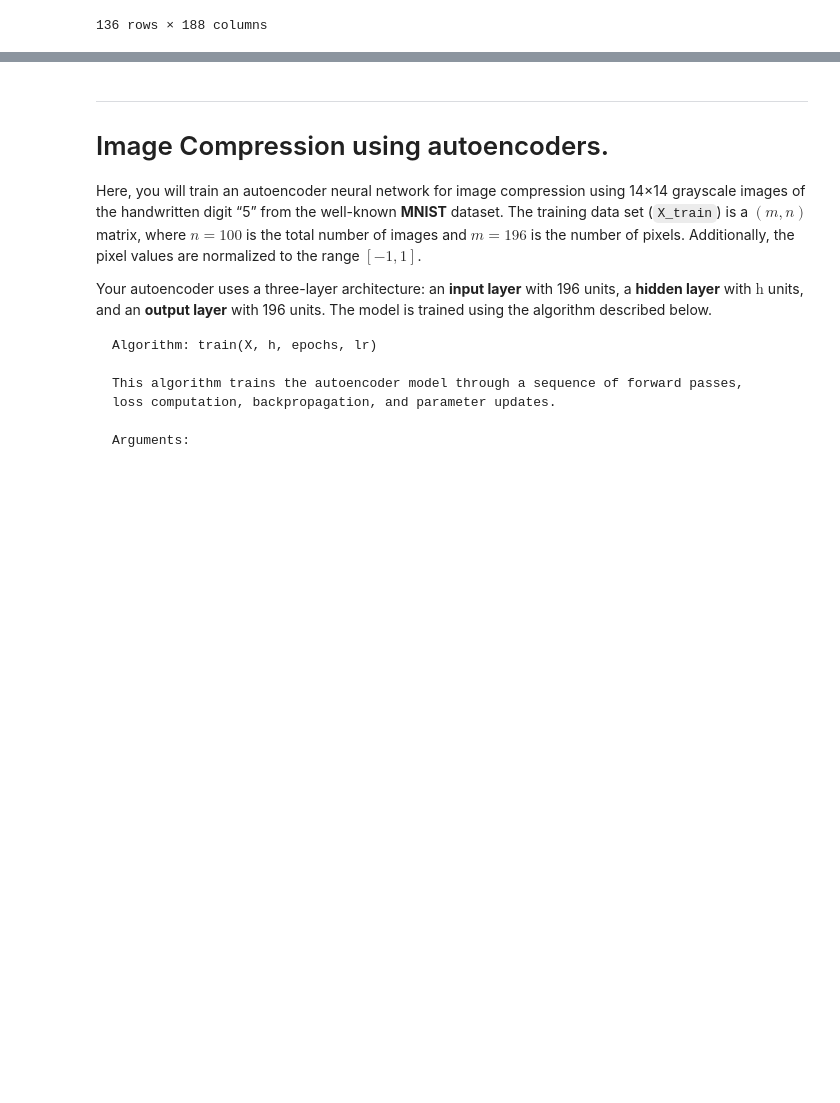
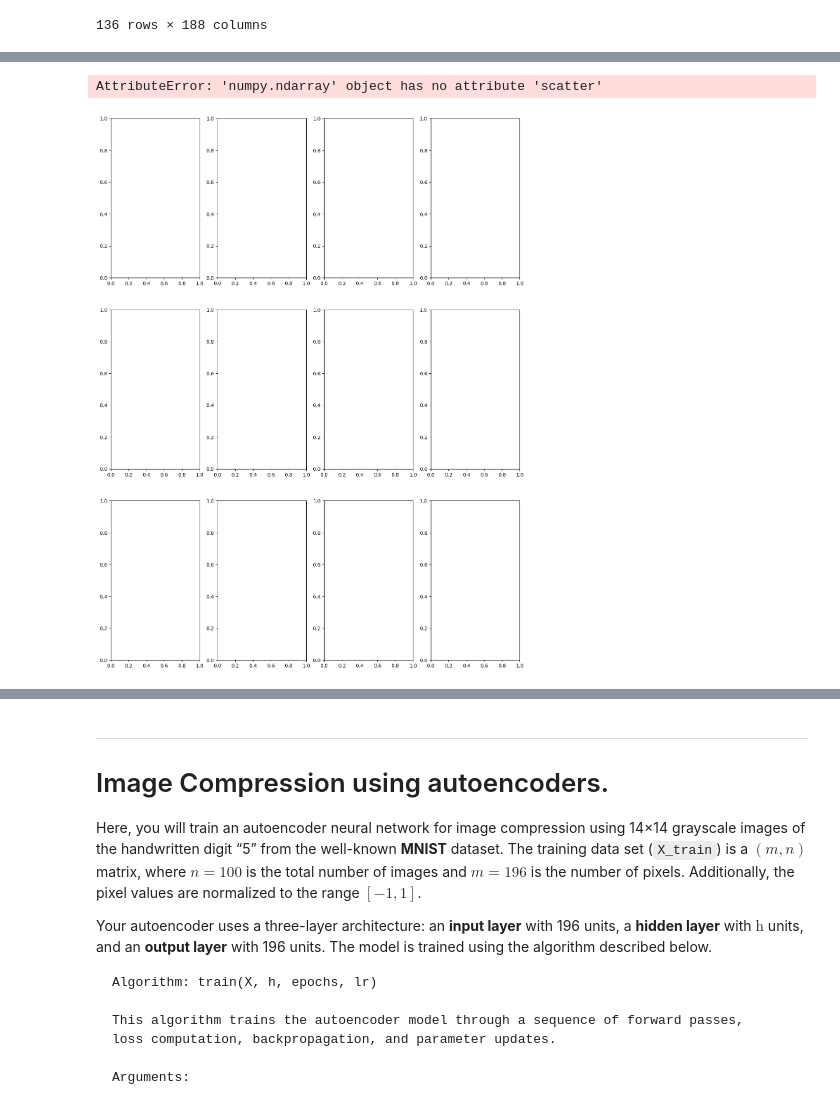
Before and after one commit to chnabi/c562-final-project, a Jupyter notebook: FP.ipynb, the cells around one changed output, grey strips where cells are left out. Drawn from its saved outputs; the diff is of its cells as text; code cells hidden in the pictures; blank space fills up the shorter version.

```diff
--- a/FP.ipynb
+++ b/FP.ipynb
@@ -186,3 +182,33 @@ To receive full credit, your solution should produce plots similar to the refere
+# %%
+# --------------------------------------
+# Add your P2 coding solution below.
+# --------------------------------------
+pc1_2_stack = np.column_stack([pc1, pc2])
+pc2_3_stack =np.column_stack([pc2, pc3])
+pc3_4_stack = np.column_stack([pc3, pc4])
+
+stacks = [pc1_2_stack, pc2_3_stack, pc3_4_stack]
+kmeans_model = kmeans(n_clusters=3, n_init=10)
+clusters  = kmeans_model.fit_predict(pc1_2_stack)
+centers = kmeans_model.cluster_centers_
+colors = ['blue', 'red', 'green']
+ig, axes = plt.subplots(3,4, figsize=(15, 20))
+
+
+for j in range(3):
+    current = stacks[j]
+    ax = axes[j][0]
+    for i in range(3):
+        points = current[clusters == i]
+        ax.scatter(points[:, 0], points[:, 1], c=colors[i], marker='o', s=50, alpha=0.15)
+    ax.scatter(centers[:, 0], centers[:, 1], c=['blue', 'red', 'green'], marker='*', s=15)
+
+
+# ax.set_xlabel('PC1')
+# ax.set_ylabel('PC2')
+# %% [output]
+AttributeError: 'numpy.ndarray' object has no attribute 'scatter'
+[figure, added]
 # %% [markdown]
 ****
 
```
Also changed, not shown: parts of 6 cells of this notebook.
